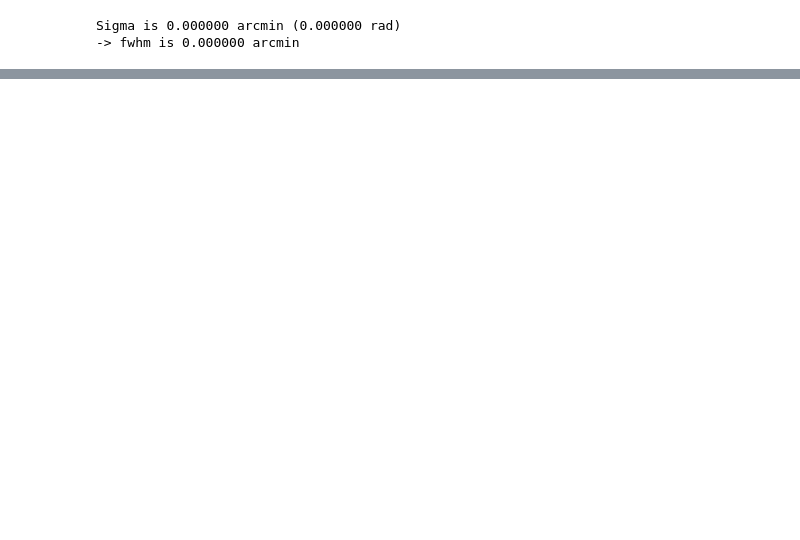
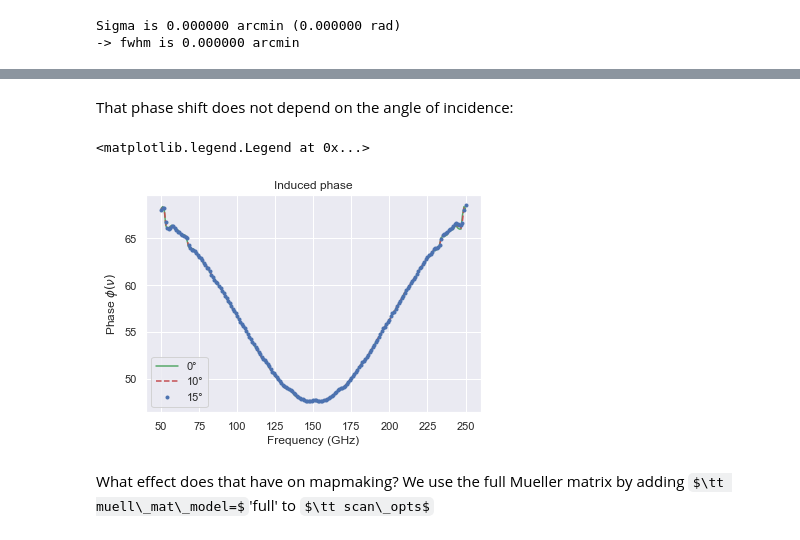
Before and after one commit to AdriJD/beamconv, a Jupyter notebook: notebooks/HWP_Class_tests.ipynb, the cells around one changed output, grey strips where cells are left out. Drawn from its saved outputs; the diff is of its cells as text; code cells hidden in the pictures; some formulas as TeX source; blank space fills up the shorter version.

```diff
--- a/notebooks/HWP_Class_tests.ipynb
+++ b/notebooks/HWP_Class_tests.ipynb
@@ -546,0 +653,31 @@ So, up to some Q <-> U leakage at the 1e-10 uK level, we reproduce the expected
+# %% [markdown]
+That phase shift does not depend on the angle of incidence:
+# %%
+D = np.zeros((nu.size,3,theta.size), dtype=complex)
+E = np.zeros((nu.size,3,theta.size), dtype=complex)
+for i, freq in enumerate(nu):
+    dumbeam = Beam(name='testbeam', sensitive_freq=freq, el=10.0)
+    dumbeam.set_hwp_mueller(model_name='1AR3BR')
+    D[i,:,:] = dumbeam.get_mueller_top_row_full(psi=np.zeros(theta.size),
+                                                xi=np.zeros(theta.size), theta=np.radians(theta))
+
+for i, freq in enumerate(nu):
+    dumbeam = Beam(name='testbeam', sensitive_freq=freq, el=15.0)
+    dumbeam.set_hwp_mueller(model_name='1AR3BR')
+    E[i,:,:] = dumbeam.get_mueller_top_row_full(psi=np.zeros(theta.size),
+                                                xi=np.zeros(theta.size), theta=np.radians(theta))
+
+phase2 = theta[np.argmax(np.real(D[:,1,50:900]), axis=1)]
+phase3 = theta[np.argmax(np.real(E[:,1,50:900]), axis=1)]
+plt.plot(nu, phase, 'g')
+plt.plot(nu, phase2, 'r--')
+plt.plot(nu, phase3, 'b.')
+plt.xlabel('Frequency (GHz)')
+plt.ylabel(r'Phase $\phi(\nu)$')
+plt.title('Induced phase')
+plt.legend(['0°', '10°', '15°'])
+# %% [output]
+<matplotlib.legend.Legend at 0x...>
+[figure, added]
+# %% [markdown]
+What effect does that have on mapmaking? We use the full Mueller matrix by adding $\tt muell\_mat\_model=$'full' to $\tt scan\_opts$
```
Also changed, not shown: parts of 23 cells of this notebook.
